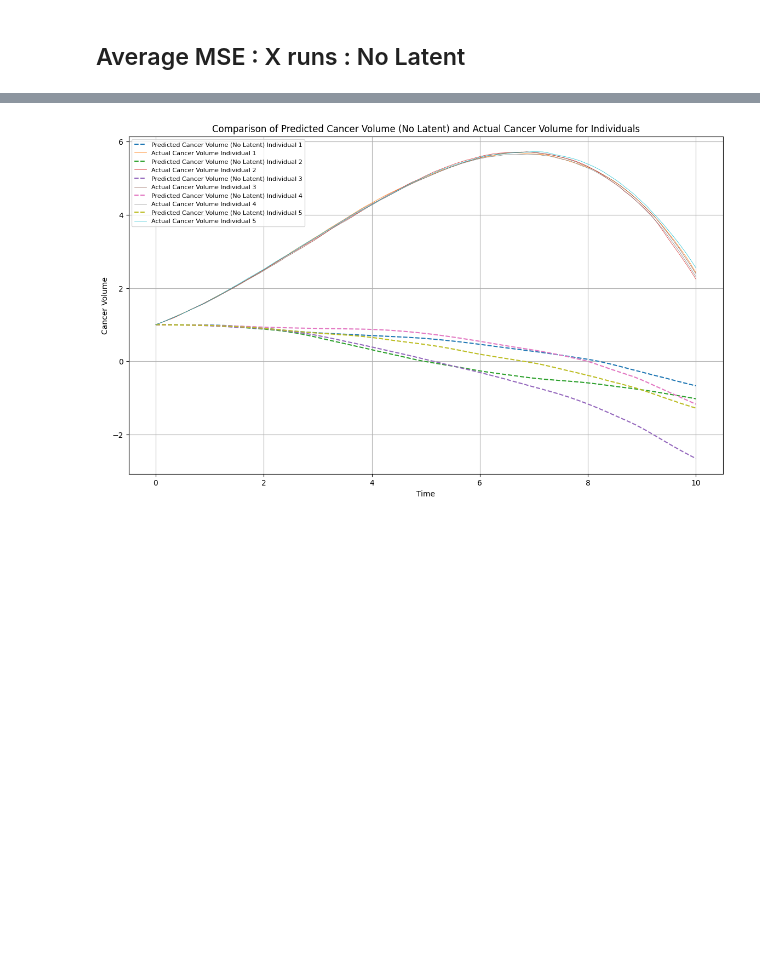
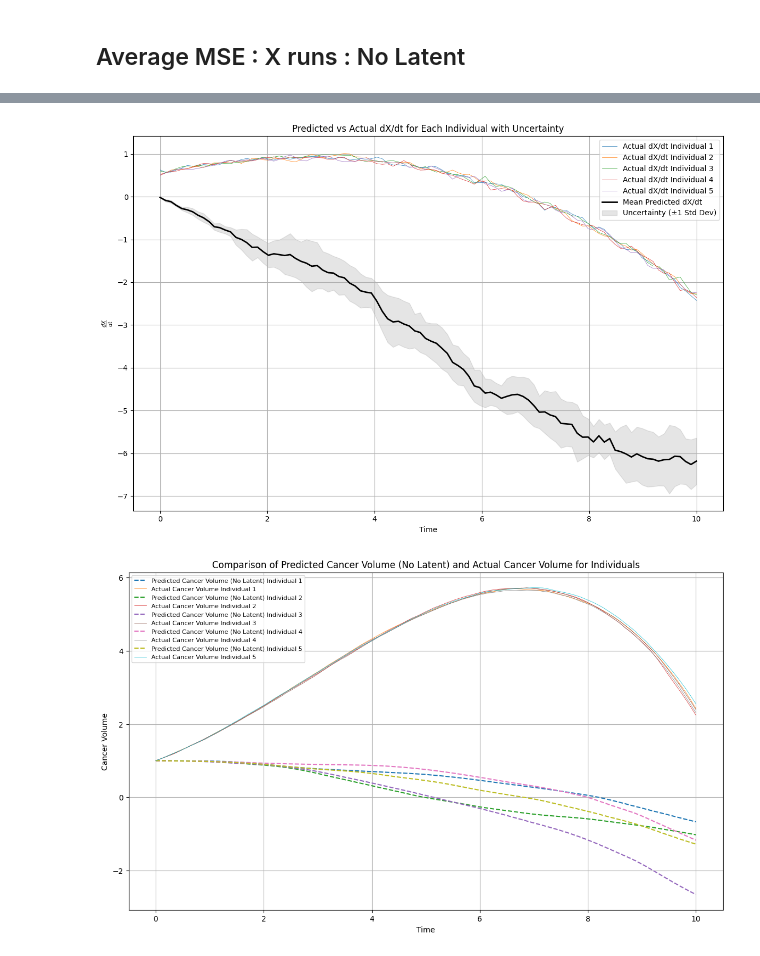
Before and after one commit to brunocosouza/Cambridge-Recruitment-Task, a Jupyter notebook: pkpd_experiment.ipynb, the cells around one changed output, grey strips where cells are left out. Saved outputs shown, nothing was run; the diff lists cells and outputs as text; code cells hidden in the pictures; blank space fills up the shorter version.

```diff
--- a/pkpd_experiment.ipynb
+++ b/pkpd_experiment.ipynb
@@ -528,3 +562,37 @@ Overall Average MSE across all individuals: 11.5977, Overall Standard Deviation:
+# %%
+# Prepare to plot
+plt.figure(figsize=(12, 8))
+
+# Calculate mean and standard deviation of predicted dX/dt across individuals
+mean_predicted_no_latent = np.mean(dX_dt_predicted_no_latent, axis=0)  # Shape will be (100,)
+std_predicted_no_latent = np.std(dX_dt_predicted_no_latent, axis=0)    # Shape will be (100,)
+
+# Now iterate over each individual to plot the predicted and actual dX/dt
+for i in range(num_individuals):
+
+    # Plot actual dX/dt
+    actual_dX_dt = np.gradient(results_volume_baseline[i], time_points)
+    plt.plot(time_points, actual_dX_dt, label=f"Actual dX/dt Individual {i + 1}", linewidth=0.5)
+
+# Plot the overall mean prediction with uncertainty
+plt.plot(time_points, mean_predicted_no_latent, label="Mean Predicted dX/dt", color='black', linewidth=2)
+plt.fill_between(time_points,
+                 mean_predicted_no_latent - std_predicted_no_latent,
+                 mean_predicted_no_latent + std_predicted_no_latent,
+                 color='gray', alpha=0.2, label='Uncertainty (±1 Std Dev)')
+
+# Customize the plot
+plt.xlabel('Time')
+plt.ylabel(r'$\frac{dX}{dt}$')
+plt.title('Predicted vs Actual dX/dt for Each Individual with Uncertainty')
+plt.legend()
+plt.grid()
+plt.tight_layout()
+
+# Show the plot
+plt.show()
+# %% [output]
+[figure, added]
 # %%
 # Predict cancer volumes using the predicted dX/dt without latent effects
 predicted_cancer_volumes_no_latent = predict_cancer_volume_no_latent(dX_dt_predicted_no_latent, 1, time_points)
```
Also changed, not shown: parts of 5 cells of this notebook.
